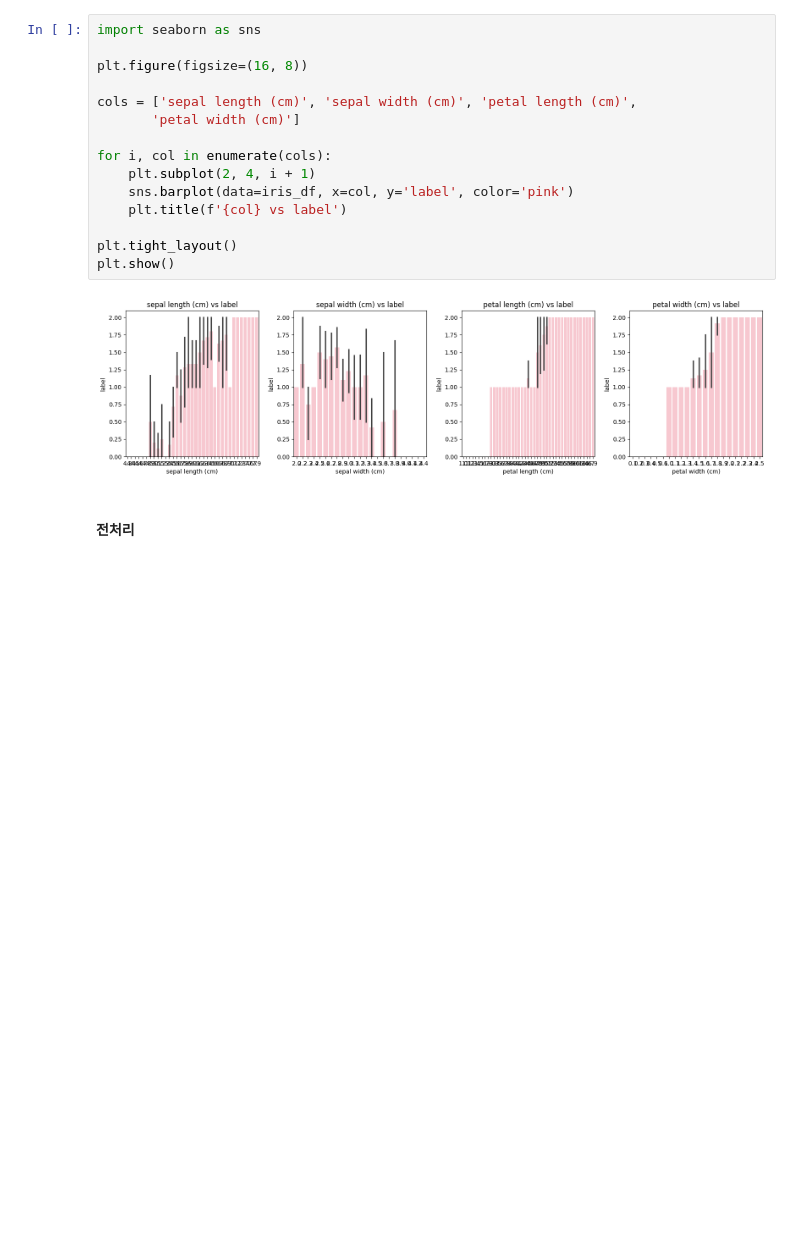
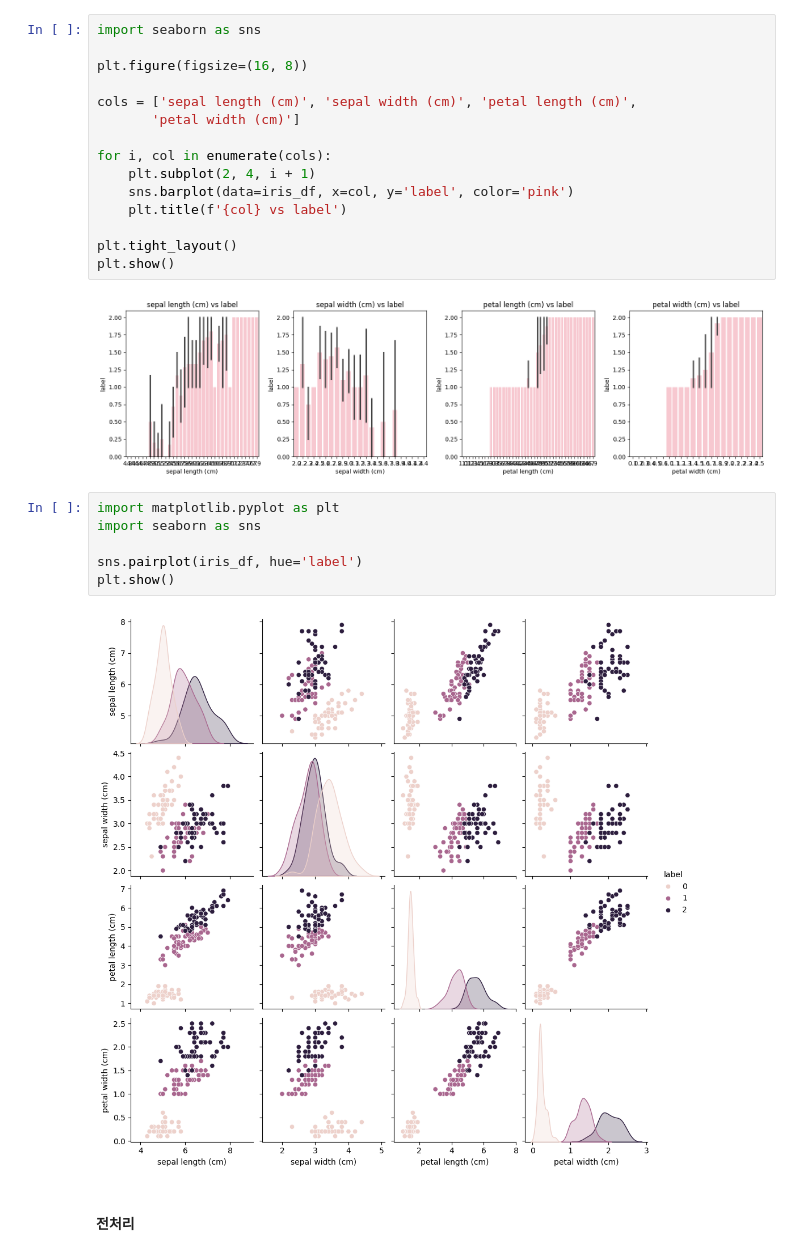
Before and after one commit to jimena1lee/pythonmlproject, a Jupyter notebook: 03_붓꽃품종예측.ipynb, the cells around one changed output. Saved outputs shown, nothing was run; the diff lists cells and outputs as text; blank space fills up the shorter version.

```diff
--- a/03_붓꽃품종예측.ipynb
+++ b/03_붓꽃품종예측.ipynb
@@ -89,6 +95,14 @@ plt.tight_layout()
 plt.show()
 # %% [output]
 [figure]
+# %%
+import matplotlib.pyplot as plt
+import seaborn as sns
+
+sns.pairplot(iris_df, hue='label')
+plt.show()
+# %% [output]
+[figure, added]
 # %% [markdown]
 #### 전처리
 # %%
```
Also changed, not shown: parts of 8 cells of this notebook.
